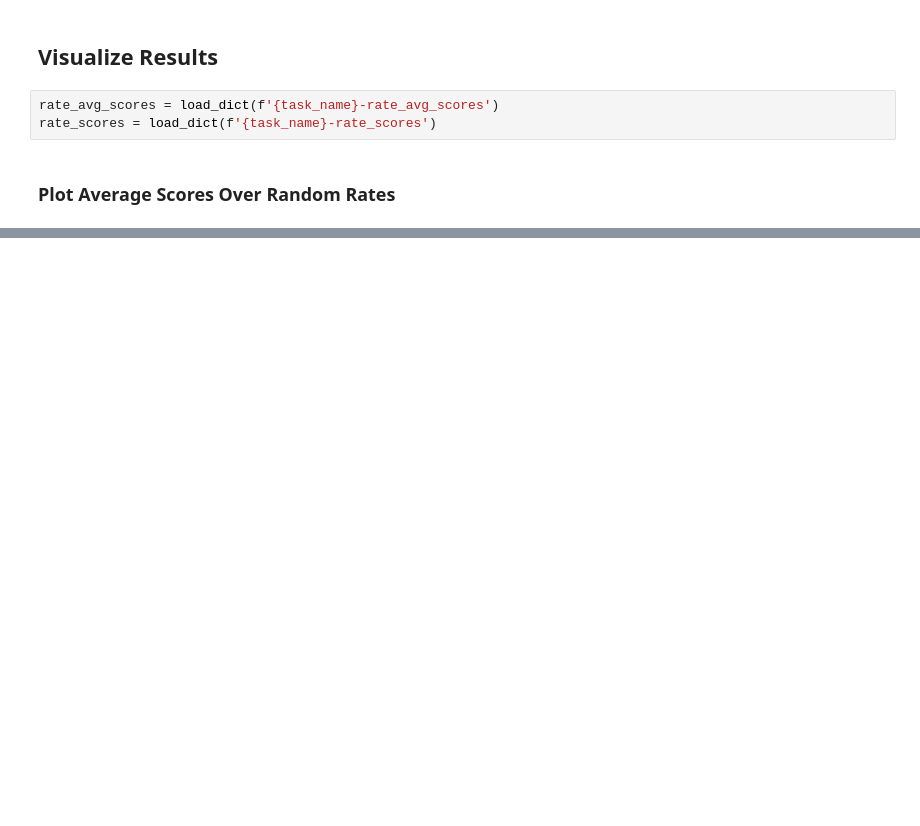
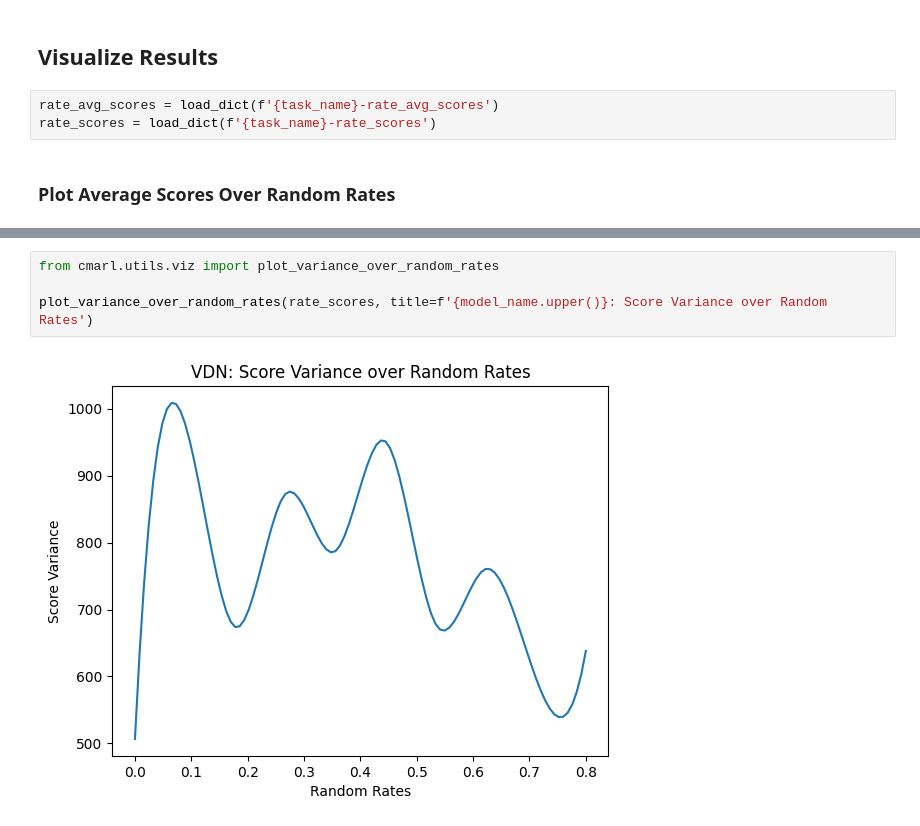
Before and after one commit to rainyuxuan/cmarl-resilience, a Jupyter notebook: notebooks/3-experiements.ipynb, the cells around one changed output, grey strips where cells are left out. Cells and saved outputs as stored; diff of their text form; blank space fills up the shorter version.

```diff
--- a/notebooks/3-experiements.ipynb
+++ b/notebooks/3-experiements.ipynb
@@ -32,0 +33,6 @@ plot_scores_over_random_rates_with_variance(rate_scores, title=f'{model_name.upp
+# %%
+from cmarl.utils.viz import plot_variance_over_random_rates
+
+plot_variance_over_random_rates(rate_scores, title=f'{model_name.upper()}: Score Variance over Random Rates')
+# %% [output]
+[figure, added]
```
Also changed, not shown: parts of 3 cells of this notebook, 4 other files.
